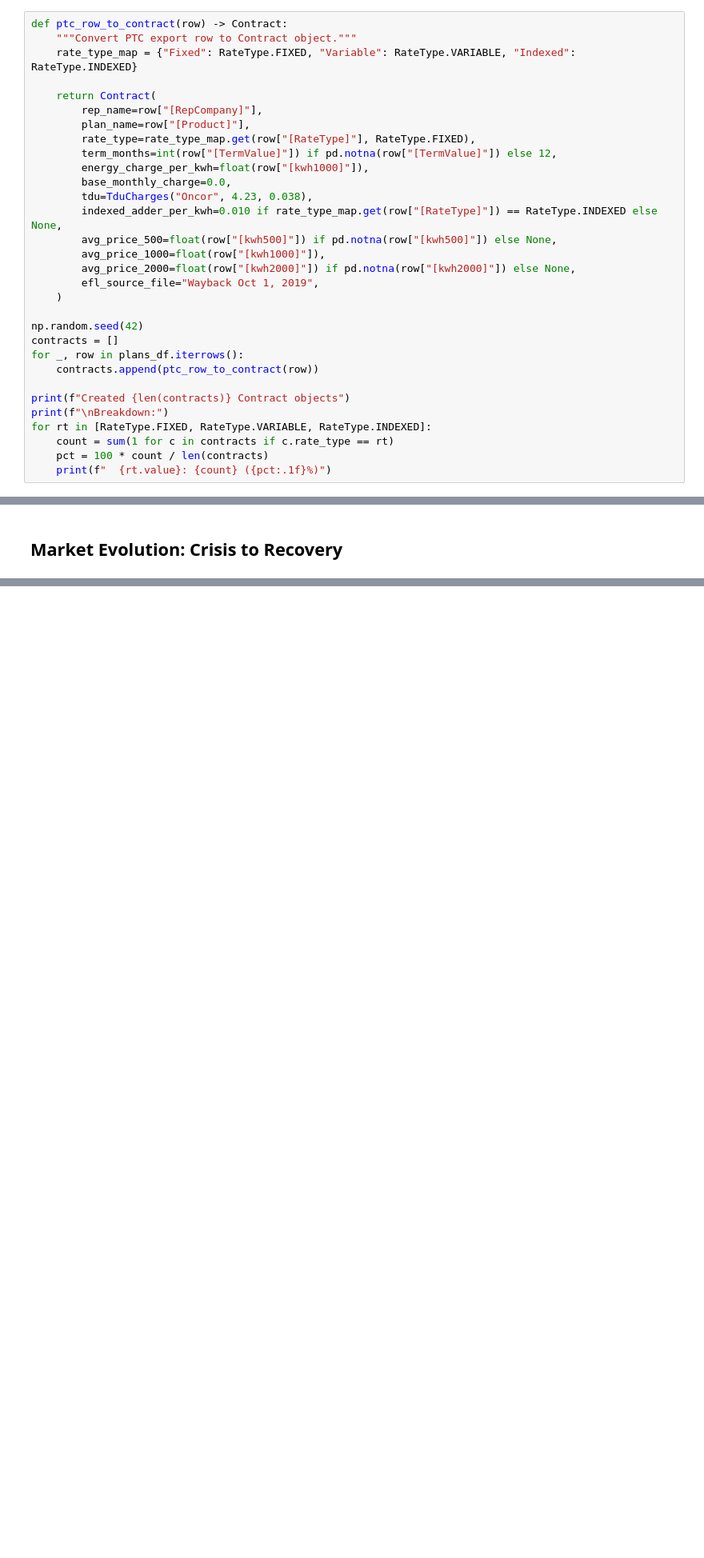
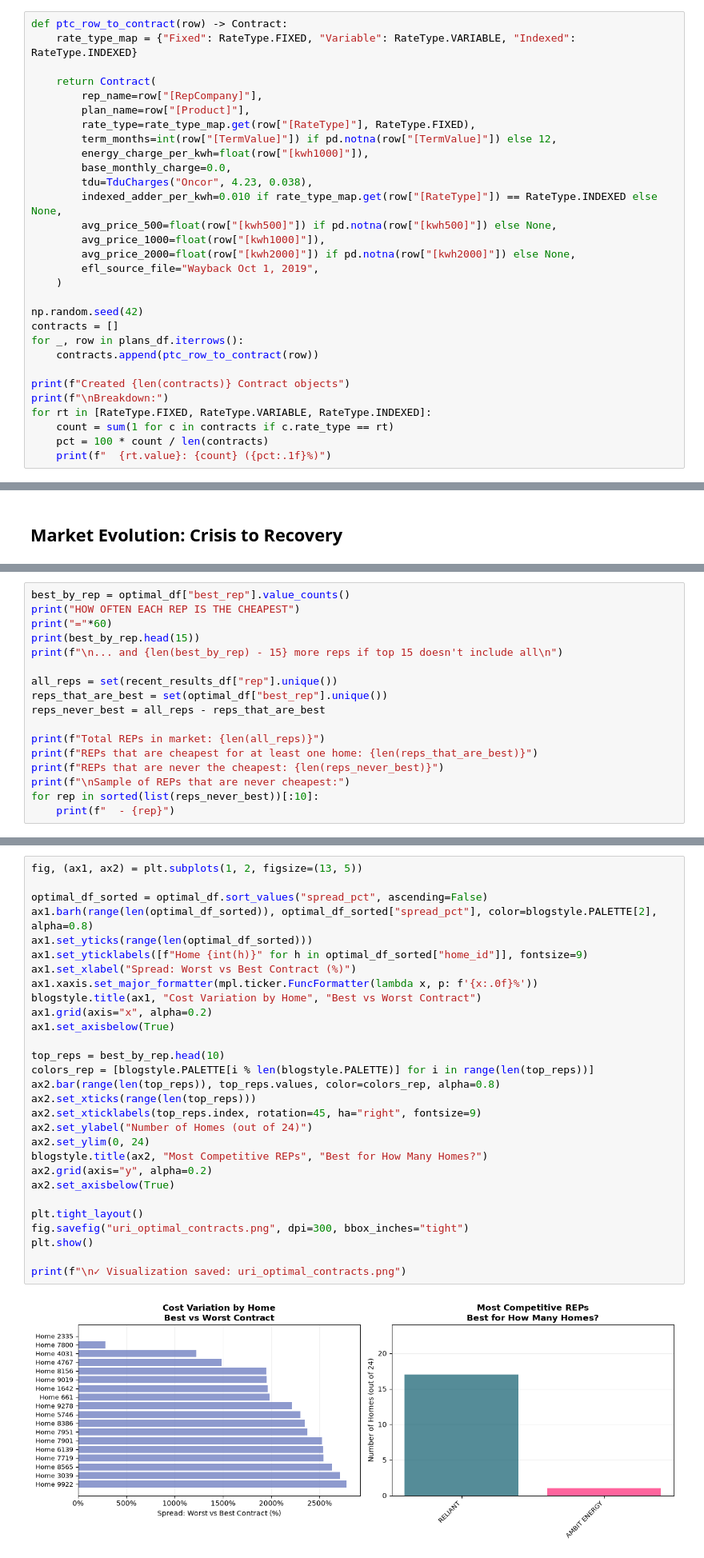
Before and after one commit to fabianrigterink/powertochoose, a Jupyter notebook: notebooks/uri_impact_analysis.ipynb, the cells around one changed output, grey strips where cells are left out. Shown at 80% size. Saved outputs shown, nothing was run; the diff lists cells and outputs as text; blank space fills up the shorter version.

```diff
--- a/notebooks/uri_impact_analysis.ipynb
+++ b/notebooks/uri_impact_analysis.ipynb
@@ -173,7 +168,6 @@ Prepared usage data for 24 homes
 Usage index tz: America/Chicago
 # %%
 def ptc_row_to_contract(row) -> Contract:
-    """Convert PTC export row to Contract object."""
     rate_type_map = {"Fixed": RateType.FIXED, "Variable": RateType.VARIABLE, "Indexed": RateType.INDEXED}
 
     return Contract(
@@ -504,0 +557,17 @@ plt.show()
+# %%
+best_by_rep = optimal_df["best_rep"].value_counts()
+print("HOW OFTEN EACH REP IS THE CHEAPEST")
+print("="*60)
+print(best_by_rep.head(15))
+print(f"\n... and {len(best_by_rep) - 15} more reps if top 15 doesn't include all\n")
+
+all_reps = set(recent_results_df["rep"].unique())
+reps_that_are_best = set(optimal_df["best_rep"].unique())
+reps_never_best = all_reps - reps_that_are_best
+
+print(f"Total REPs in market: {len(all_reps)}")
+print(f"REPs that are cheapest for at least one home: {len(reps_that_are_best)}")
+print(f"REPs that are never the cheapest: {len(reps_never_best)}")
+print(f"\nSample of REPs that are never cheapest:")
+for rep in sorted(list(reps_never_best))[:10]:
+    print(f"  - {rep}")
@@ -504,0 +592,31 @@ plt.show()
+# %%
+fig, (ax1, ax2) = plt.subplots(1, 2, figsize=(13, 5))
+
+optimal_df_sorted = optimal_df.sort_values("spread_pct", ascending=False)
+ax1.barh(range(len(optimal_df_sorted)), optimal_df_sorted["spread_pct"], color=blogstyle.PALETTE[2], alpha=0.8)
+ax1.set_yticks(range(len(optimal_df_sorted)))
+ax1.set_yticklabels([f"Home {int(h)}" for h in optimal_df_sorted["home_id"]], fontsize=9)
+ax1.set_xlabel("Spread: Worst vs Best Contract (%)")
+ax1.xaxis.set_major_formatter(mpl.ticker.FuncFormatter(lambda x, p: f'{x:.0f}%'))
+blogstyle.title(ax1, "Cost Variation by Home", "Best vs Worst Contract")
+ax1.grid(axis="x", alpha=0.2)
+ax1.set_axisbelow(True)
+
+top_reps = best_by_rep.head(10)
+colors_rep = [blogstyle.PALETTE[i % len(blogstyle.PALETTE)] for i in range(len(top_reps))]
+ax2.bar(range(len(top_reps)), top_reps.values, color=colors_rep, alpha=0.8)
+ax2.set_xticks(range(len(top_reps)))
+ax2.set_xticklabels(top_reps.index, rotation=45, ha="right", fontsize=9)
+ax2.set_ylabel("Number of Homes (out of 24)")
+ax2.set_ylim(0, 24)
+blogstyle.title(ax2, "Most Competitive REPs", "Best for How Many Homes?")
+ax2.grid(axis="y", alpha=0.2)
+ax2.set_axisbelow(True)
+
+plt.tight_layout()
+fig.savefig("uri_optimal_contracts.png", dpi=300, bbox_inches="tight")
+plt.show()
+
+print(f"\n✓ Visualization saved: uri_optimal_contracts.png")
+# %% [output]
+[figure, added]
```
Also changed, not shown: parts of 9 cells of this notebook, 1 other file.
